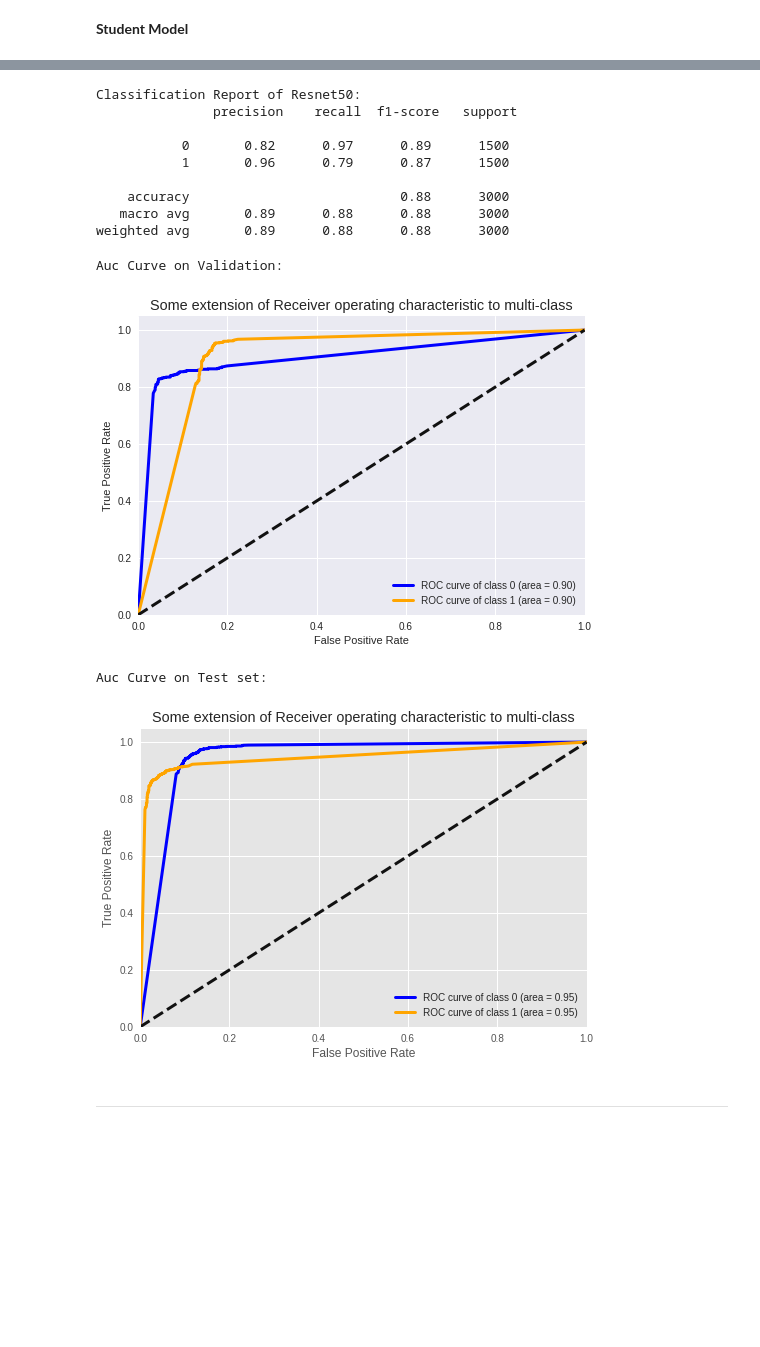
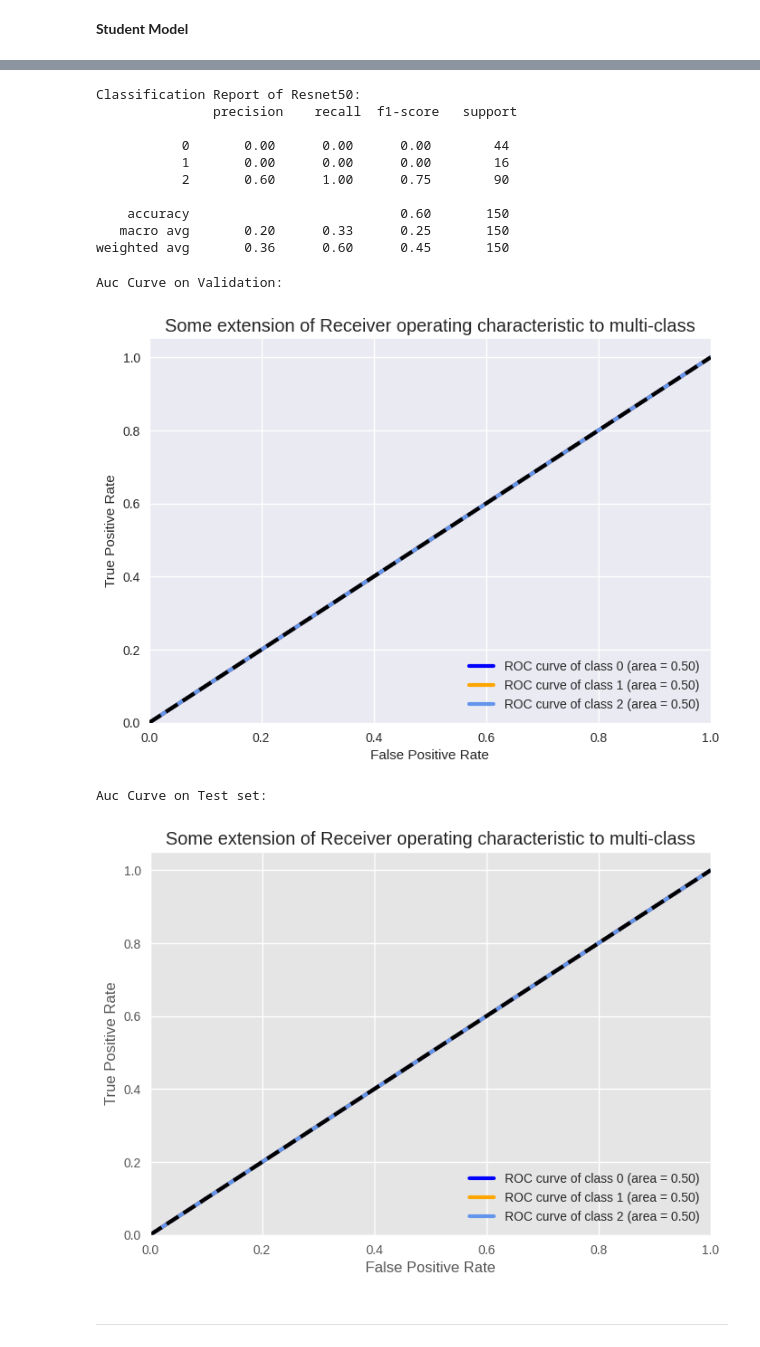
Before and after one commit to mshitie/KD-lesions, a Jupyter notebook: batch_training/Teacher&Student_Batch_18.ipynb, the cells around one changed output, grey strips where cells are left out. Cells and saved outputs as stored; diff of their text form; code cells hidden in the pictures; blank space fills up the shorter version.

```diff
--- a/batch_training/Teacher&Student_Batch_18.ipynb
+++ b/batch_training/Teacher&Student_Batch_18.ipynb
@@ -429,11 +494,11 @@ tpr = dict()
 roc_auc = dict()
 
 for i in range(num_of_classes):
-    fpr[i], tpr[i], _ = roc_curve(Y_test[:, i], y_pred[:, i])
+    fpr[i], tpr[i], _ = roc_curve(y_test[:, i], y_pred[:, i])
     roc_auc[i] = auc(fpr[i], tpr[i])
 
 # Compute micro-average ROC curve and ROC area
-fpr["micro"], tpr["micro"], _ = roc_curve(Y_test.ravel(), y_pred.ravel())
+fpr["micro"], tpr["micro"], _ = roc_curve(y_test.ravel(), y_pred.ravel())
 roc_auc["micro"] = auc(fpr["micro"], tpr["micro"])
 
 
@@ -463,7 +531,7 @@ plt.show()
 # Student model that is stand-alone. We will evaluate its accuracy compared to a teacher trained student model
 # Hyperparameters
 input_shape = (224, 224, 3) # Input shape of each image
-nb_classes = 2
+nb_classes = 3
 
 customstudent = Sequential()
 customstudent.add(Conv2D(128, kernel_size=(3, 3),activation='relu', input_shape=input_shape))
@@ -681,7 +765,7 @@ import timeit
 
 start = timeit.default_timer()
 #Your statements here
-y_pred_student = customstudent.predict(X_test)
+y_pred_student = customstudent.predict(x_test)
 print(f'My predicted Y_test values are:\n' ,y_pred_student)
 
 stop = timeit.default_timer()
@@ -713,16 +804,17 @@ Time:  0.007257409999965603 sec
 # %%
 # Classification_report
-print(f'Classification Report of Resnet50:\n',classification_report(np.argmax(Y_test, axis=1), np.argmax(y_pred_student, axis=1)))
+print(f'Classification Report of Resnet50:\n',classification_report(np.argmax(y_test, axis=1), np.argmax(y_pred_student, axis=1)))
 # %% [output]
 Classification Report of Resnet50:
                precision    recall  f1-score   support
 
-           0       0.82      0.97      0.89      1500
-           1       0.96      0.79      0.87      1500
+           0       0.00      0.00      0.00        44
+           1       0.00      0.00      0.00        16
+           2       0.60      1.00      0.75        90
 
-    accuracy                           0.88      3000
-   macro avg       0.89      0.88      0.88      3000
-weighted avg       0.89      0.88      0.88      3000
+    accuracy                           0.60       150
+   macro avg       0.20      0.33      0.25       150
+weighted avg       0.36      0.60      0.45       150
 # %%
 # https://scikit-learn.org/stable/auto_examples/model_selection/plot_roc.html
 
@@ -768,7 +860,7 @@ plt.legend(loc="lower right")
 plt.show()
 # %% [output]
 Auc Curve on Validation:
-[figure, old version]
+[figure, new version]
 # %%
 # https://scikit-learn.org/stable/auto_examples/model_selection/plot_roc.html
 
@@ -786,35 +878,35 @@ tpr = dict()
 roc_auc = dict()
 
 for i in range(num_of_classes):
-    fpr[i], tpr[i], _ = roc_curve(Y_test[:, i], y_pred_student[:, i])
+    fpr[i], tpr[i], _ = roc_curve(y_test[:, i], y_pred_student[:, i])
     roc_auc[i] = auc(fpr[i], tpr[i])
 
 # Compute micro-average ROC curve and ROC area
 # fpr["micro"], tpr["micro"], _ = roc_curve(Y_test.ravel(), y_pred_student.ravel())
 # roc_auc["micro"] = auc(fpr["micro"], tpr["micro"])
 
 
 lw = 3
 # Plot all ROC curves
 
 colors = cycle(['blue', 'orange', 'cornflowerblue'])
 for i, color in zip(range(num_of_classes), colors):
     plt.plot(fpr[i],tpr[i], color=color, lw=lw,
              label='ROC curve of class {0} (area = {1:0.2f})'
              ''.format(i, roc_auc[i]))
 
 plt.style.use('ggplot')
 plt.plot([0, 1], [0, 1], 'k--', lw=lw)
 plt.xlim([0.0, 1.0])
 plt.ylim([0.0, 1.05])
 
 plt.xlabel('False Positive Rate')
 plt.ylabel('True Positive Rate')
 plt.title('Some extension of Receiver operating characteristic to multi-class')
 plt.legend(loc="lower right")
 plt.show()
 # %% [output]
 Auc Curve on Test set:
-[figure, old version]
+[figure, new version]
 # %% [markdown]
 -----
```
Also changed, not shown: parts of 24 cells of this notebook.
